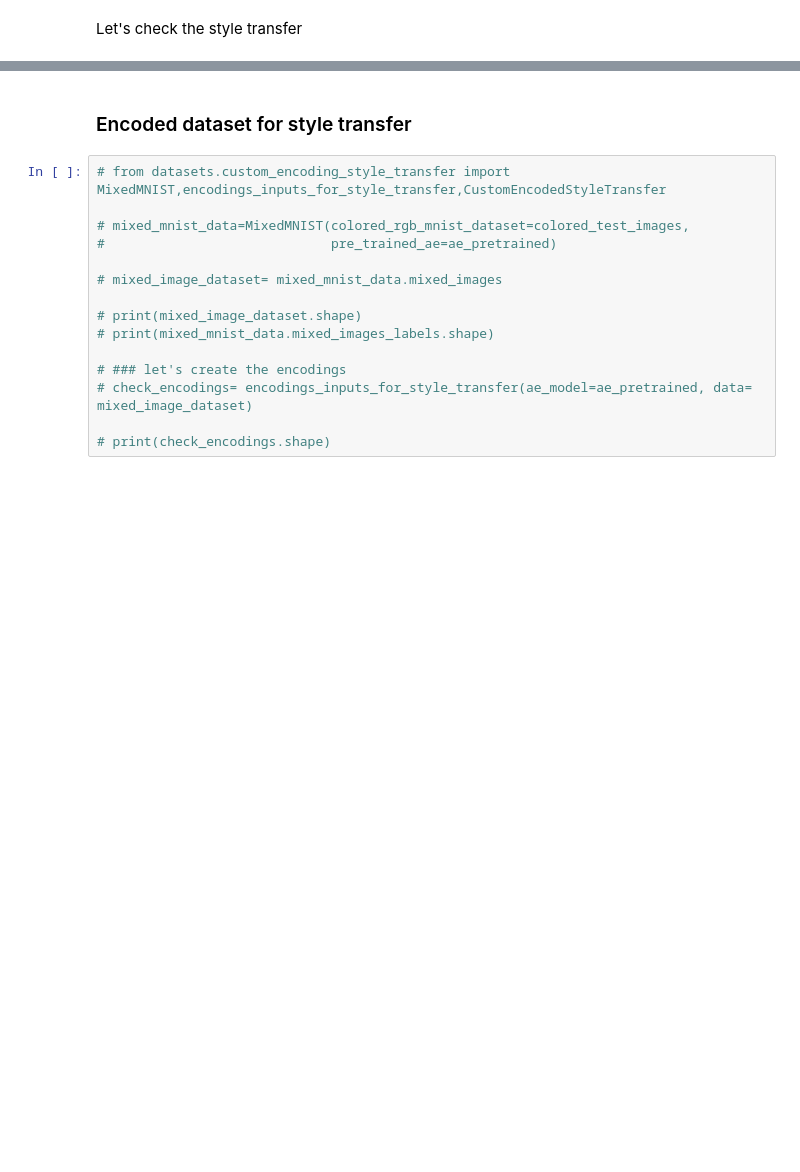
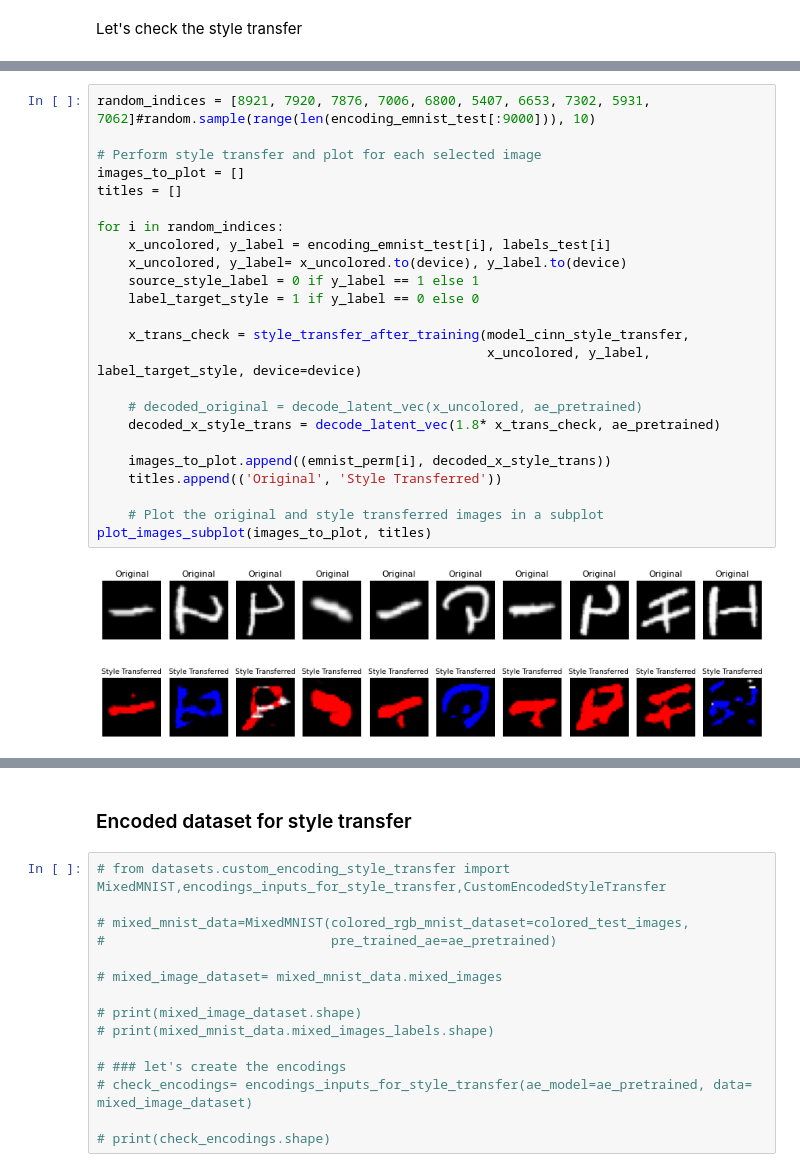
Before and after one commit to lukevoss/GNN, a Jupyter notebook: Project/style_transfer_inference.ipynb, the cells around one changed output, grey strips where cells are left out. Drawn from its saved outputs; the diff is of its cells as text; blank space fills up the shorter version.

```diff
--- a/Project/style_transfer_inference.ipynb
+++ b/Project/style_transfer_inference.ipynb
@@ -311,0 +340,26 @@ plot_images(emnist_perm[i], decoded_x_style_trans)
+# %%
+random_indices = [8921, 7920, 7876, 7006, 6800, 5407, 6653, 7302, 5931, 7062]#random.sample(range(len(encoding_emnist_test[:9000])), 10)
+
+# Perform style transfer and plot for each selected image
+images_to_plot = []
+titles = []
+
+for i in random_indices:
+    x_uncolored, y_label = encoding_emnist_test[i], labels_test[i]
+    x_uncolored, y_label= x_uncolored.to(device), y_label.to(device)
+    source_style_label = 0 if y_label == 1 else 1
+    label_target_style = 1 if y_label == 0 else 0
+
+    x_trans_check = style_transfer_after_training(model_cinn_style_transfer,
+                                                  x_uncolored, y_label, label_target_style, device=device)
+
+    # decoded_original = decode_latent_vec(x_uncolored, ae_pretrained)
+    decoded_x_style_trans = decode_latent_vec(1.8* x_trans_check, ae_pretrained)
+
+    images_to_plot.append((emnist_perm[i], decoded_x_style_trans))
+    titles.append(('Original', 'Style Transferred'))
+
+    # Plot the original and style transferred images in a subplot
+plot_images_subplot(images_to_plot, titles)
+# %% [output]
+[figure, added]
```
Also changed, not shown: parts of 31 cells of this notebook, 2 other files.
